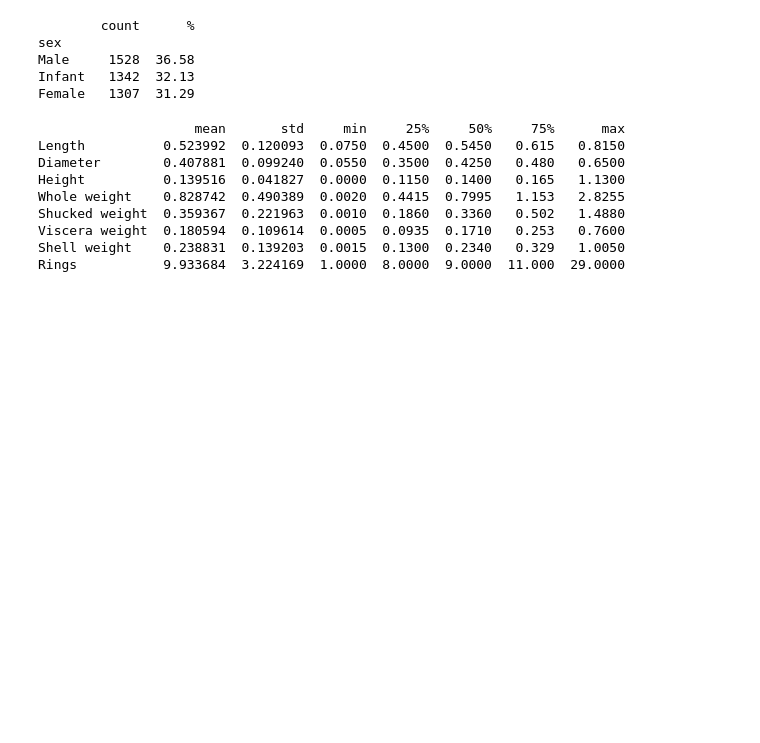
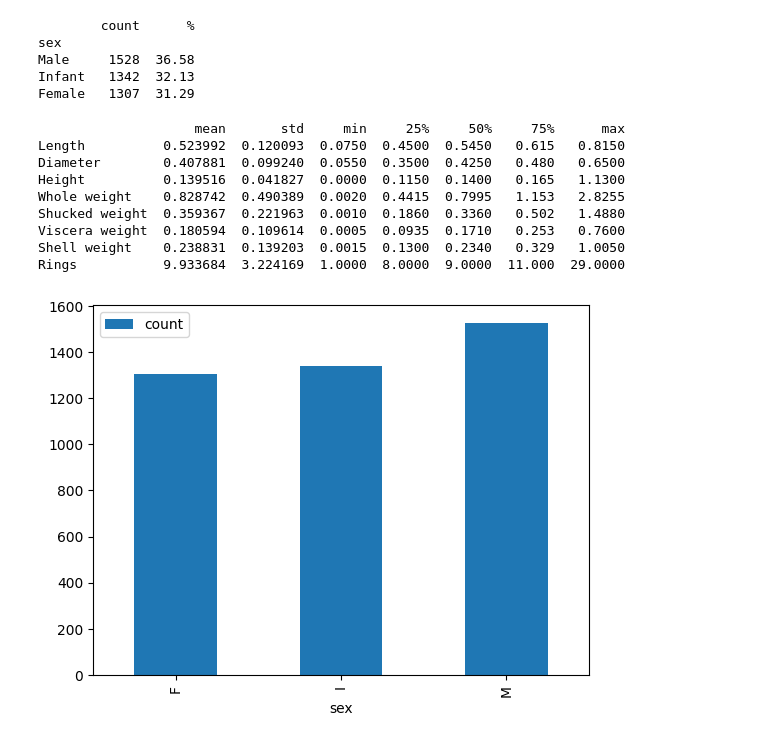
Before and after one commit to uhhigor/PY2023, a Jupyter notebook: assignments/a1/tableOfDistribution.ipynb, the cells around one changed output. Drawn from its saved outputs; the diff is of its cells as text; code cells hidden in the pictures; blank space fills up the shorter version.

```diff
--- a/assignments/a1/tableOfDistribution.ipynb
+++ b/assignments/a1/tableOfDistribution.ipynb
@@ -51,3 +53,7 @@ Shucked weight  0.359367  0.221963  0.0010  0.1860  0.3360   0.502   1.4880
 Viscera weight  0.180594  0.109614  0.0005  0.0935  0.1710   0.253   0.7600
 Shell weight    0.238831  0.139203  0.0015  0.1300  0.2340   0.329   1.0050
 Rings           9.933684  3.224169  1.0000  8.0000  9.0000  11.000  29.0000
+# %%
+sexCount.plot.bar();
+# %% [output]
+[figure, added]
```
Also changed, not shown: parts of 3 cells of this notebook.
